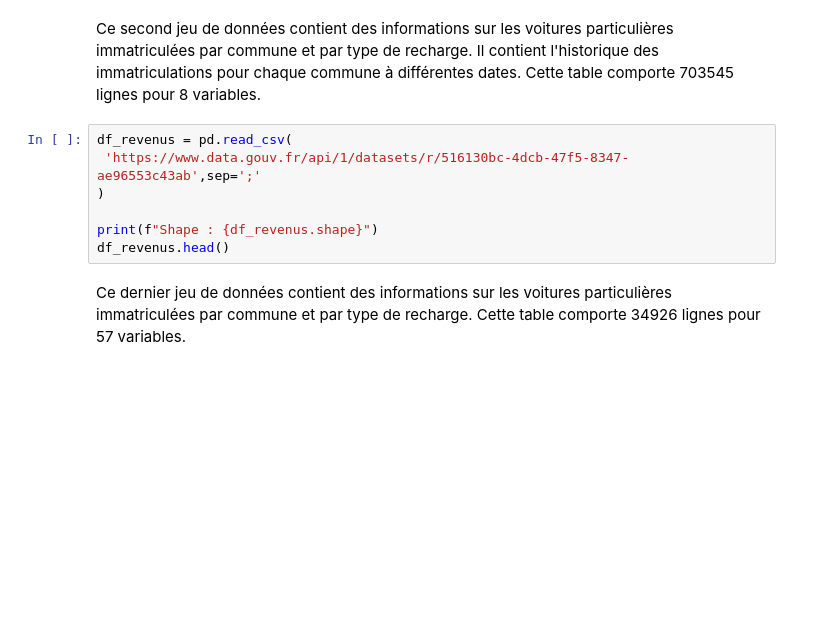
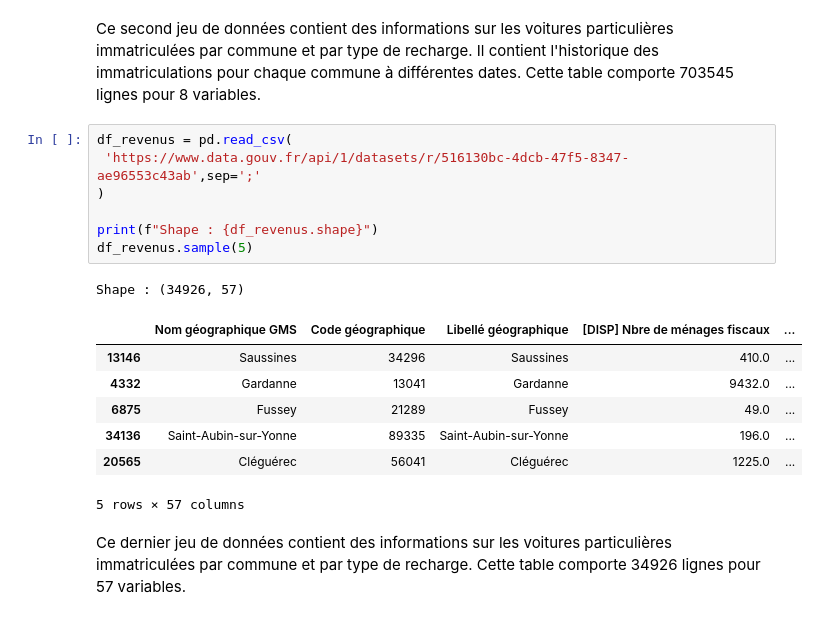
Before and after one commit to Laurine-ensai/projet_python_pour_la_data_science, a Jupyter notebook: preparation_data.ipynb, the cells around one changed output. Saved outputs shown, nothing was run; the diff lists cells and outputs as text; blank space fills up the shorter version.

```diff
--- a/preparation_data.ipynb
+++ b/preparation_data.ipynb
@@ -26,10 +39,19 @@ Cette table comporte 703545 lignes pour 8 variables.
 # %%
 df_revenus = pd.read_csv(
  'https://www.data.gouv.fr/api/1/datasets/r/516130bc-4dcb-47f5-8347-ae96553c43ab',sep=';'
 )
 
 print(f"Shape : {df_revenus.shape}")
-df_revenus.head()
+df_revenus.sample(5)
+# %% [output]
+Shape : (34926, 57)
+|  | Nom géographique GMS | Code géographique | Libellé géographique | [DISP] Nbre de ménages fiscaux | ... |
+| 13146 | Saussines | 34296 | Saussines | 410.0 | ... |
+| 4332 | Gardanne | 13041 | Gardanne | 9432.0 | ... |
+| 6875 | Fussey | 21289 | Fussey | 49.0 | ... |
+| 34136 | Saint-Aubin-sur-Yonne | 89335 | Saint-Aubin-sur-Yonne | 196.0 | ... |
+| 20565 | Cléguérec | 56041 | Cléguérec | 1225.0 | ... |
+5 rows × 57 columns
 # %% [markdown]
 Ce dernier jeu de données contient des informations sur les voitures particulières immatriculées par commune et par type de recharge.
 Cette table comporte 34926 lignes pour 57 variables.
```
Also changed, not shown: parts of 12 cells of this notebook, 2 other files.
